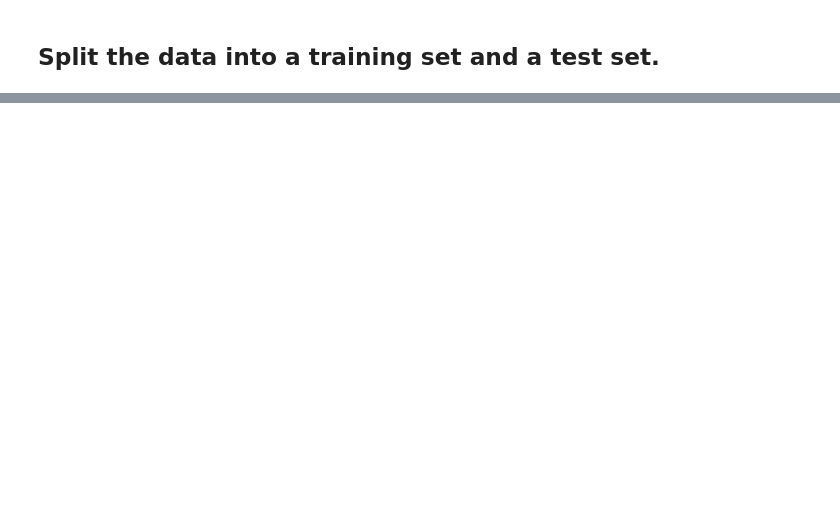
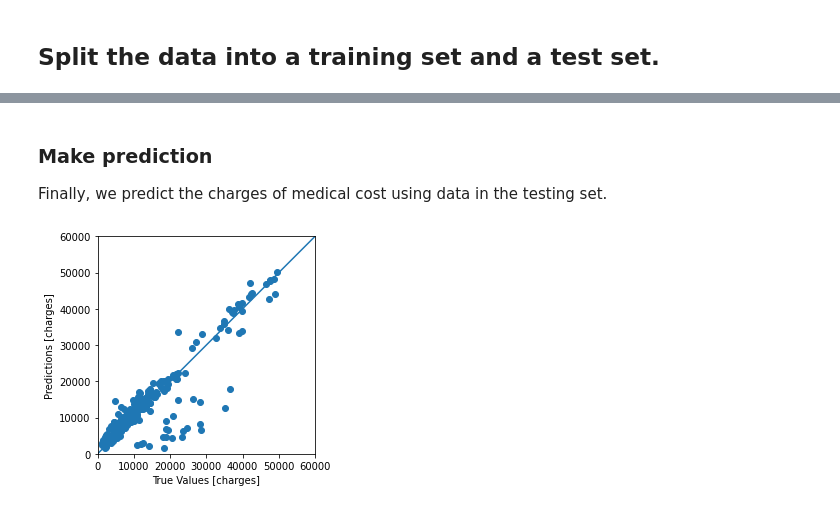
Before and after one commit to LugoBlogger/MLCC-Assignment-05, a Jupyter notebook: medical_cost_forecast.ipynb, the cells around one changed output, grey strips where cells are left out. Cells and saved outputs as stored; diff of their text form; code cells hidden in the pictures; blank space fills up the shorter version.

```diff
--- a/medical_cost_forecast.ipynb
+++ b/medical_cost_forecast.ipynb
@@ -710,0 +394,8 @@ As we plot the joint distribution, we can see at glance that there are so much i
+# %%
+normed_test_data_np_arr = np.asarray(normed_test_data, dtype=float)
+test_labels_np_arr = np.asarray(test_labels, dtype=float)
+
+loss, mae, mse = reg_model.evaluate(normed_test_data_np_arr, test_labels_np_arr,
+                                    verbose=2)
+
+print("Testing set Mean Abs Error: {:5.2f} (charges)".format(mae))
@@ -710,0 +405,20 @@ As we plot the joint distribution, we can see at glance that there are so much i
+# %% [markdown]
+### Make prediction
+
+Finally, we predict the charges of medical cost using data in the testing set.
+# %%
+test_predictions = reg_model.predict(normed_test_data_np_arr).flatten()
+
+a = plt.axes(aspect='equal')
+
+plt.scatter(test_labels, test_predictions)
+
+plt.xlabel('True Values [charges]')
+plt.ylabel('Predictions [charges]')
+lims = [0, 6e4]
+plt.xlim(lims)
+plt.ylim(lims)
+
+_ = plt.plot(lims, lims)
+# %% [output]
+[figure, added]
```
Also changed, not shown: parts of 87 cells of this notebook.
